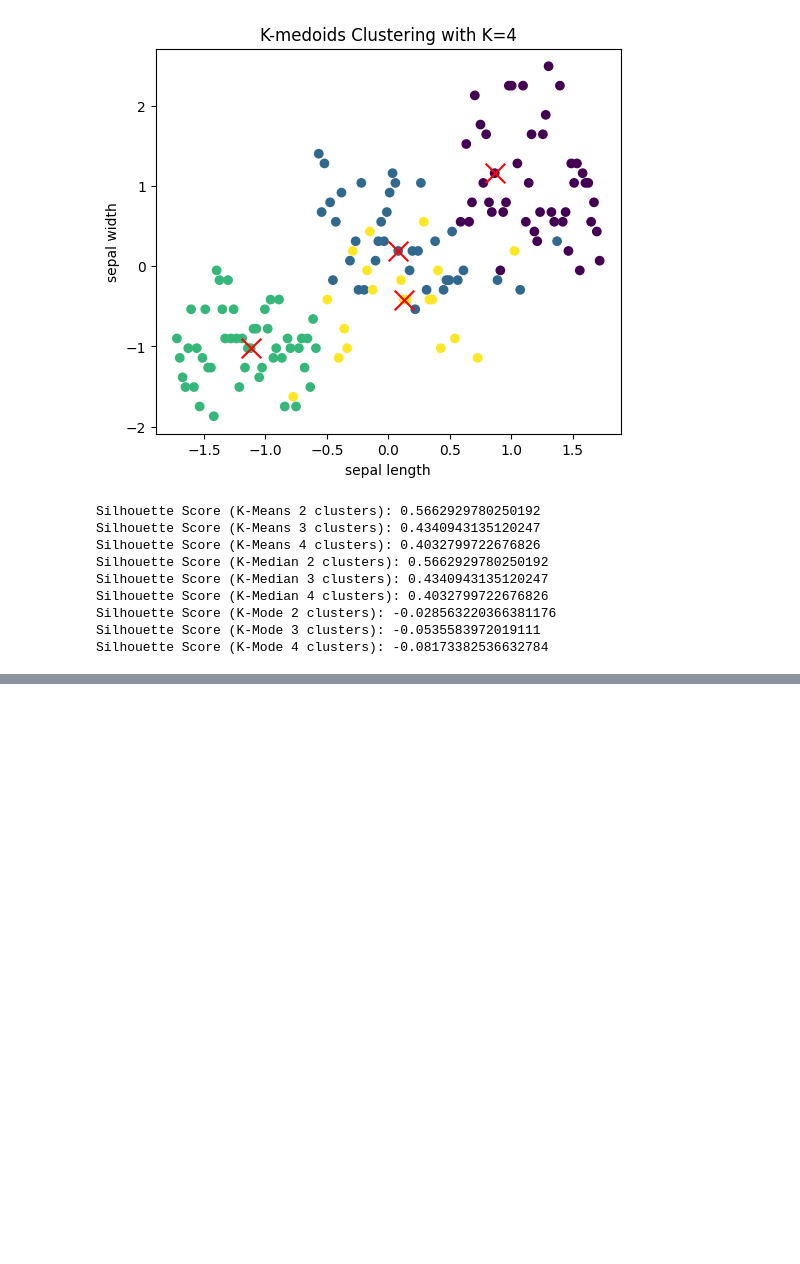
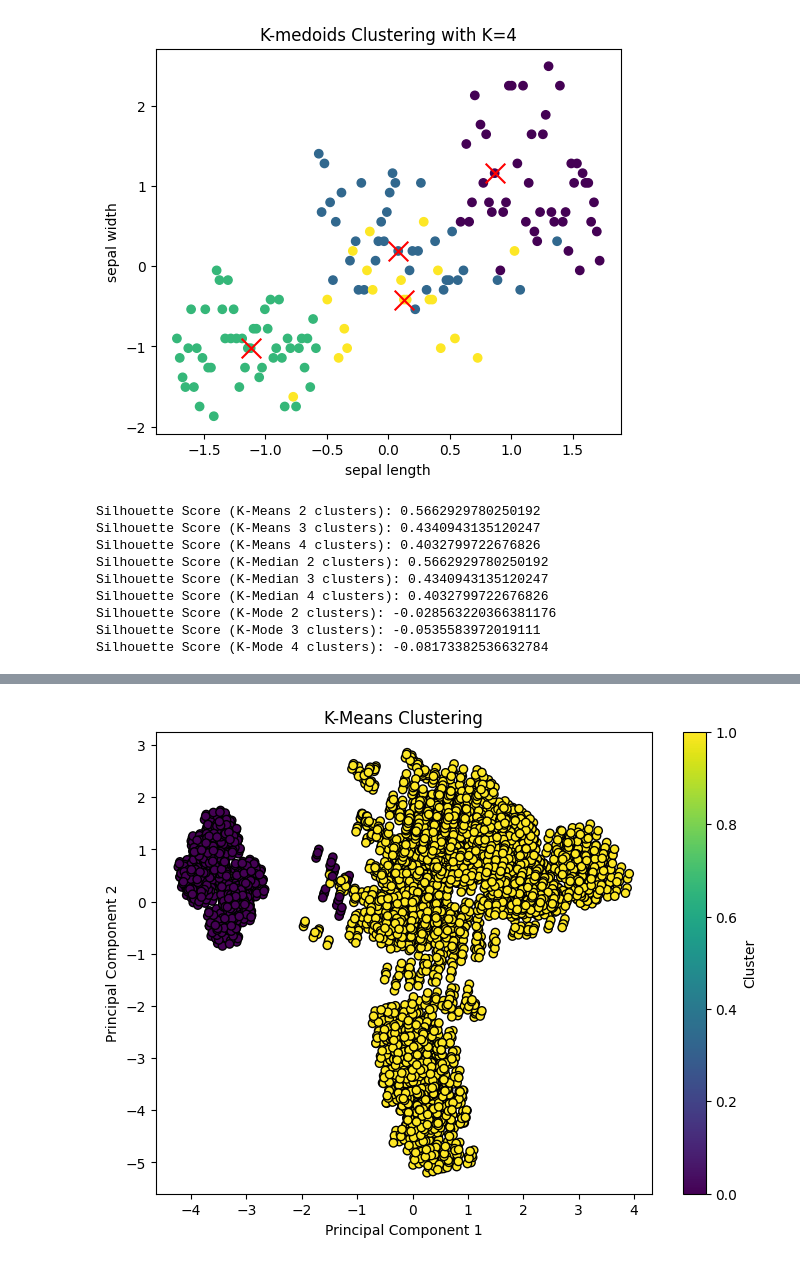
Before and after one commit to Kritzr/machine_learning, a Jupyter notebook: kmeans_kmode_kmedian/kmeans_kmode_kmedian.ipynb, the cells around one changed output, grey strips where cells are left out. Cells and saved outputs as stored; diff of their text form; code cells hidden in the pictures; blank space fills up the shorter version.

```diff
--- a/kmeans_kmode_kmedian/kmeans_kmode_kmedian.ipynb
+++ b/kmeans_kmode_kmedian/kmeans_kmode_kmedian.ipynb
@@ -214,3 +214,10 @@ Silhouette Score (K-Median 4 clusters): 0.4032799722676826
 Silhouette Score (K-Mode 2 clusters): -0.028563220366381176
 Silhouette Score (K-Mode 3 clusters): -0.0535583972019111
 Silhouette Score (K-Mode 4 clusters): -0.08173382536632784
+# %%
+import kagglehub
+
+# Download latest version
+path = kagglehub.dataset_download("shwetabh123/mall-customers")
+
+print("Path to dataset files:", path)
@@ -216,0 +388,80 @@ Silhouette Score (K-Mode 4 clusters): -0.08173382536632784
+# %%
+import kagglehub
+import pandas as pd
+import os
+from sklearn.preprocessing import LabelEncoder, StandardScaler
+from sklearn.cluster import KMeans
+from sklearn_extra.cluster import KMedoids
+from kmodes.kmodes import KModes
+from sklearn.metrics import silhouette_score, davies_bouldin_score
+import matplotlib.pyplot as plt
+from sklearn.decomposition import PCA
+
+# Download the dataset
+path = kagglehub.dataset_download("uciml/mushroom-classification")
+print("Path to dataset files:", path)
+
+# Load the dataset into a pandas DataFrame
+mushroom_df = pd.read_csv(os.path.join(path, 'mushrooms.csv'))
+print(mushroom_df.head())
+
+# Encode categorical features
+label_encoders = {}
+encoded_mushroom_df = mushroom_df.copy()
+
+# Apply LabelEncoder to each column
+for col in mushroom_df.columns:
+    le = LabelEncoder()
+    encoded_mushroom_df[col] = le.fit_transform(mushroom_df[col])
+    label_encoders[col] = le  # Store encoder for inverse transformations if needed
+
+# Normalize numerical data (if applicable)
+scaler = StandardScaler()
+mushroom_scaled = scaler.fit_transform(encoded_mushroom_df)
+
+# K-Means Clustering
+def apply_kmeans(k, x_scaled):
+    kmeans = KMeans(n_clusters=k, random_state=42, n_init=10)
+    labels = kmeans.fit_predict(x_scaled)
+    silhouette = silhouette_score(x_scaled, labels)
+    davies_bouldin = davies_bouldin_score(x_scaled, labels)
+    print(f"K-Means (k={k}) - Silhouette Score: {silhouette}, Davies-Bouldin Score: {davies_bouldin}")
+    return labels
+
+kmeans_labels = apply_kmeans(2, mushroom_scaled)
+
+# K-Medoids Clustering
+def apply_kmedoids(k, x_scaled, metric):
+    kmedoids = KMedoids(n_clusters=k, metric=metric, random_state=42)
+    labels = kmedoids.fit_predict(x_scaled)
+    silhouette = silhouette_score(x_scaled, labels)
+    davies_bouldin = davies_bouldin_score(x_scaled, labels)
+    print(f"K-Medoids (k={k}) - Silhouette Score: {silhouette}, Davies-Bouldin Score: {davies_bouldin}")
+    return labels
+
+kmedoids_labels = apply_kmedoids(2, mushroom_scaled, 'euclidean')
+
+# K-Modes Clustering (for categorical data)
+def apply_kmodes(k, x_categorical):
+    kmodes = KModes(n_clusters=k, init='Huang', n_init=5, random_state=42)
+    labels = kmodes.fit_predict(x_categorical)
+    return labels
+
+kmodes_labels = apply_kmodes(2, encoded_mushroom_df)
+
+# Plot function with PCA for dimensionality reduction (since mushroom data has many features)
+def plot_clusters(x_scaled, labels, title):
+    pca = PCA(n_components=2)
+    reduced_data = pca.fit_transform(x_scaled)
+    plt.figure(figsize=(8, 6))
+    plt.scatter(reduced_data[:, 0], reduced_data[:, 1], c=labels, cmap='viridis', marker='o', edgecolor='k')
+    plt.xlabel("Principal Component 1")
+    plt.ylabel("Principal Component 2")
+    plt.title(title)
+    plt.colorbar(label="Cluster")
+    plt.show()
+
+# Visualizing Clusters
+plot_clusters(mushroom_scaled, kmeans_labels, "K-Means Clustering")
+plot_clusters(mushroom_scaled, kmedoids_labels, "K-Medoids Clustering")
+# %% [output]
@@ -216,0 +479 @@ Silhouette Score (K-Mode 4 clusters): -0.08173382536632784
+[figure, added]
```
Also changed, not shown: parts of 10 cells of this notebook.
